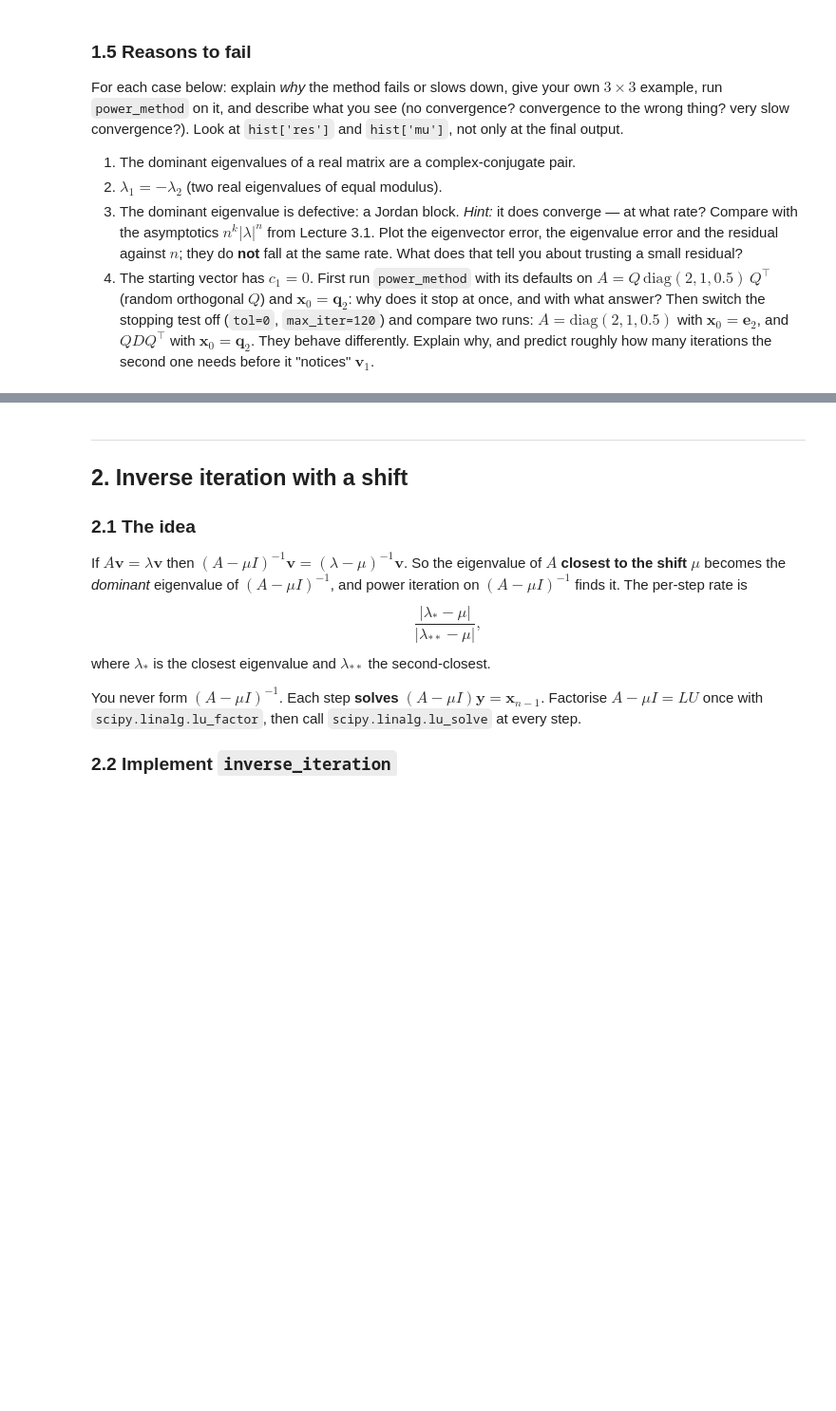
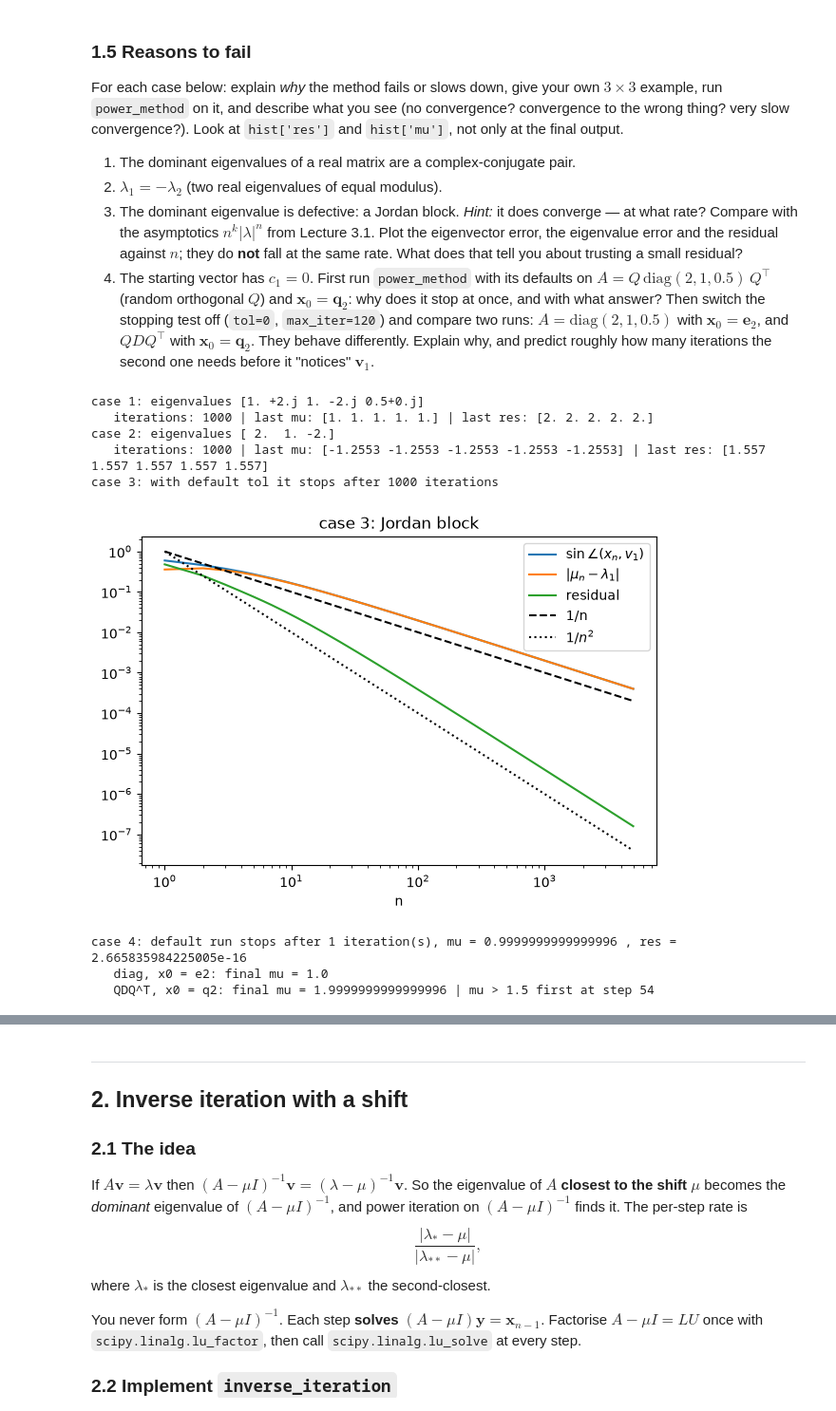
Before and after one commit to CallMeLiubomyr/la-lab1, a Jupyter notebook: laba2/lab2-coreA-power_iteration.ipynb, the cells around one changed output, grey strips where cells are left out. Shown at 95% size. Cells and saved outputs as stored; diff of their text form; code cells hidden in the pictures; blank space fills up the shorter version.

```diff
--- a/laba2/lab2-coreA-power_iteration.ipynb
+++ b/laba2/lab2-coreA-power_iteration.ipynb
@@ -254,6 +309,67 @@ For each case below: explain *why* the method fails or slows down, give your own
 4. The starting vector has $c_1 = 0$. First run `power_method` with its defaults on $A = Q\,\mathrm{diag}(2,1,0.5)\,Q^\top$ (random orthogonal $Q$) and $\mathbf{x}_0 = \mathbf{q}_2$: why does it stop at once, and with what answer? Then switch the stopping test off (`tol=0`, `max_iter=120`) and compare two runs: $A = \mathrm{diag}(2, 1, 0.5)$ with $\mathbf{x}_0 = \mathbf{e}_2$, and $QDQ^\top$ with $\mathbf{x}_0 = \mathbf{q}_2$. They behave differently. Explain why, and predict roughly how many iterations the second one needs before it "notices" $\mathbf{v}_1$.
 # %%
 # YOUR CODE HERE: one experiment per case
+x3 = np.array([1.0, 1.0, 1.0])
+
+# case 1: complex pair 1 +- 2i, and 0.5
+A_c = np.array([[1., -2., 0.],
+                [2.,  1., 0.],
+                [0.,  0., 0.5]])
+mu, x, hist = power_method(A_c, x3)
+print('case 1: eigenvalues', np.linalg.eigvals(A_c))
+print('   iterations:', len(hist['res']), '| last mu:', np.round(hist['mu'][-5:], 4),
+      '| last res:', np.round(hist['res'][-5:], 4))
+
+# case 2: lambda1 = -lambda2
+Q3 = random_orthogonal(3)
+A_pm = Q3 @ np.diag([2., -2., 1.]) @ Q3.T
+mu, x, hist = power_method(A_pm, x3)
+print('case 2: eigenvalues', np.linalg.eigvals(A_pm))
+print('   iterations:', len(hist['res']), '| last mu:', np.round(hist['mu'][-5:], 4),
+      '| last res:', np.round(hist['res'][-5:], 4))
+
+# case 3: Jordan block for lambda = 2
+A_J = np.array([[2., 1., 0.],
+                [0., 2., 0.],
+                [0., 0., 1.]])
+n_J = 5000
+vec_J, val_J = power_errors(A_J, np.array([1., 0., 0.]), 2.0, n_J, x3)
+mu, x, hist = power_method(A_J, x3, tol=0, max_iter=n_J)
+print('case 3: with default tol it stops after', len(power_method(A_J, x3)[2]['res']), 'iterations')
+n = np.arange(1, n_J + 1)
+plt.figure(figsize=(7, 4.5))
+plt.loglog(n, vec_J, label=r'$\sin\angle(x_n, v_1)$')
+plt.loglog(n, val_J, label=r'$|\mu_n - \lambda_1|$')
+plt.loglog(n, hist['res'], label='residual')
+plt.loglog(n, 1 / n, 'k--', label='1/n')
+plt.loglog(n, 1 / n**2, 'k:', label=r'$1/n^2$')
+plt.xlabel('n')
+plt.title('case 3: Jordan block')
+plt.legend()
+plt.show()
+
+# case 4: c1 = 0
+A_Q = Q3 @ np.diag([2., 1., 0.5]) @ Q3.T
+mu, x, hist = power_method(A_Q, Q3[:, 1])
+print('case 4: default run stops after', len(hist['res']), 'iteration(s), mu =', mu, ', res =', hist['res'][-1])
+
+A_D = np.diag([2., 1., 0.5])
+_, _, hist_D = power_method(A_D, np.array([0., 1., 0.]), tol=0, max_iter=120)
+_, _, hist_Q = power_method(A_Q, Q3[:, 1], tol=0, max_iter=120)
+mu_D = np.array(hist_D['mu'])
+mu_Q = np.array(hist_Q['mu'])
+print('   diag, x0 = e2: final mu =', mu_D[-1])
+print('   QDQ^T, x0 = q2: final mu =', mu_Q[-1], '| mu > 1.5 first at step', np.argmax(mu_Q > 1.5) + 1)
+# %% [output]
+case 1: eigenvalues [1. +2.j 1. -2.j 0.5+0.j]
+   iterations: 1000 | last mu: [1. 1. 1. 1. 1.] | last res: [2. 2. 2. 2. 2.]
+case 2: eigenvalues [ 2.  1. -2.]
+   iterations: 1000 | last mu: [-1.2553 -1.2553 -1.2553 -1.2553 -1.2553] | last res: [1.557 1.557 1.557 1.557 1.557]
+case 3: with default tol it stops after 1000 iterations
+[figure, added]
+case 4: default run stops after 1 iteration(s), mu = 0.9999999999999996 , res = 2.665835984225005e-16
+   diag, x0 = e2: final mu = 1.0
+   QDQ^T, x0 = q2: final mu = 1.9999999999999996 | mu > 1.5 first at step 54
 # %% [markdown]
 ---
 **Your answer here**
```
Also changed, not shown: parts of 13 cells of this notebook.
